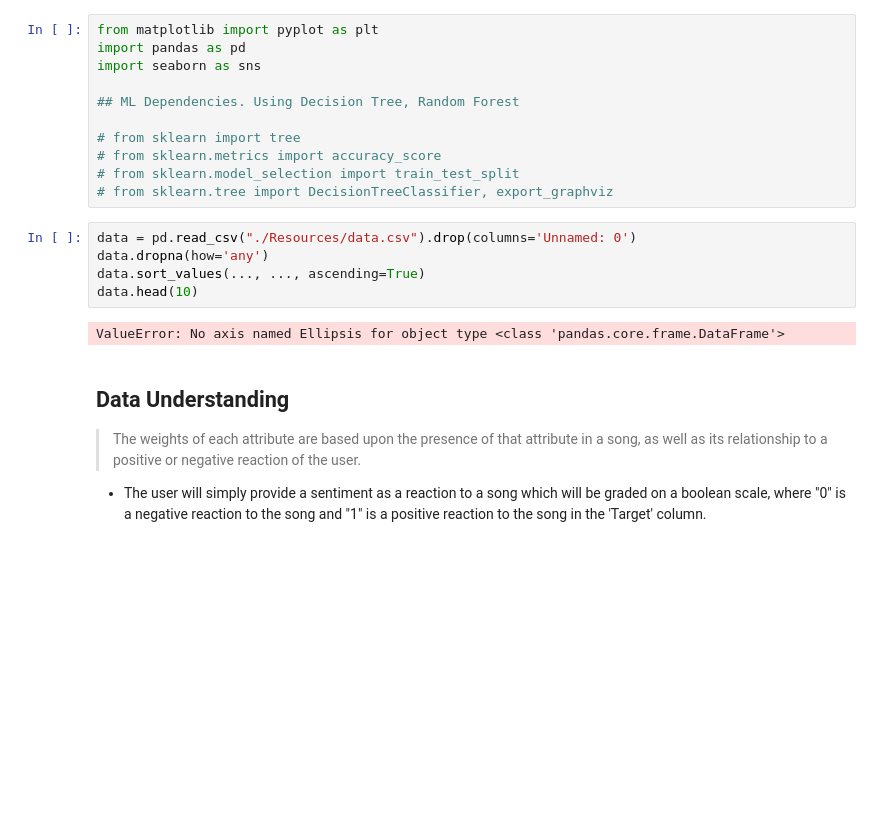
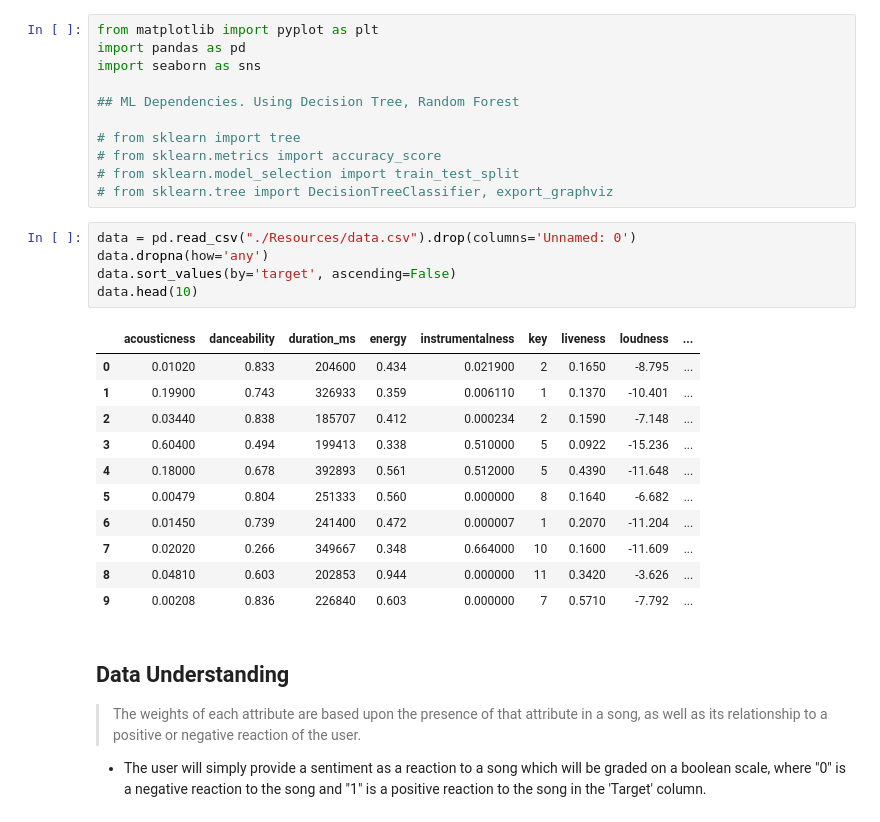
Before and after one commit to RyanSchraeder/SpotiPy, a Jupyter notebook: Visualization.ipynb, the cells around one changed output. Cells and saved outputs as stored; diff of their text form; blank space fills up the shorter version.

```diff
--- a/Visualization.ipynb
+++ b/Visualization.ipynb
@@ -12,10 +12,20 @@ import seaborn as sns
 # %%
 data = pd.read_csv("./Resources/data.csv").drop(columns='Unnamed: 0')
 data.dropna(how='any')
-data.sort_values(..., ..., ascending=True)
+data.sort_values(by='target', ascending=False)
 data.head(10)
 # %% [output]
-ValueError: No axis named Ellipsis for object type <class 'pandas.core.frame.DataFrame'>
+|  | acousticness | danceability | duration_ms | energy | instrumentalness | key | liveness | loudness | ... |
+| 0 | 0.01020 | 0.833 | 204600 | 0.434 | 0.021900 | 2 | 0.1650 | -8.795 | ... |
+| 1 | 0.19900 | 0.743 | 326933 | 0.359 | 0.006110 | 1 | 0.1370 | -10.401 | ... |
+| 2 | 0.03440 | 0.838 | 185707 | 0.412 | 0.000234 | 2 | 0.1590 | -7.148 | ... |
+| 3 | 0.60400 | 0.494 | 199413 | 0.338 | 0.510000 | 5 | 0.0922 | -15.236 | ... |
+| 4 | 0.18000 | 0.678 | 392893 | 0.561 | 0.512000 | 5 | 0.4390 | -11.648 | ... |
+| 5 | 0.00479 | 0.804 | 251333 | 0.560 | 0.000000 | 8 | 0.1640 | -6.682 | ... |
+| 6 | 0.01450 | 0.739 | 241400 | 0.472 | 0.000007 | 1 | 0.2070 | -11.204 | ... |
+| 7 | 0.02020 | 0.266 | 349667 | 0.348 | 0.664000 | 10 | 0.1600 | -11.609 | ... |
+| 8 | 0.04810 | 0.603 | 202853 | 0.944 | 0.000000 | 11 | 0.3420 | -3.626 | ... |
+| 9 | 0.00208 | 0.836 | 226840 | 0.603 | 0.000000 | 7 | 0.5710 | -7.792 | ... |
 # %% [markdown]
 ## Data Understanding
 > The weights of each attribute are based upon the presence of that attribute in a song, as well as its relationship to a positive or negative reaction of the user.
```
